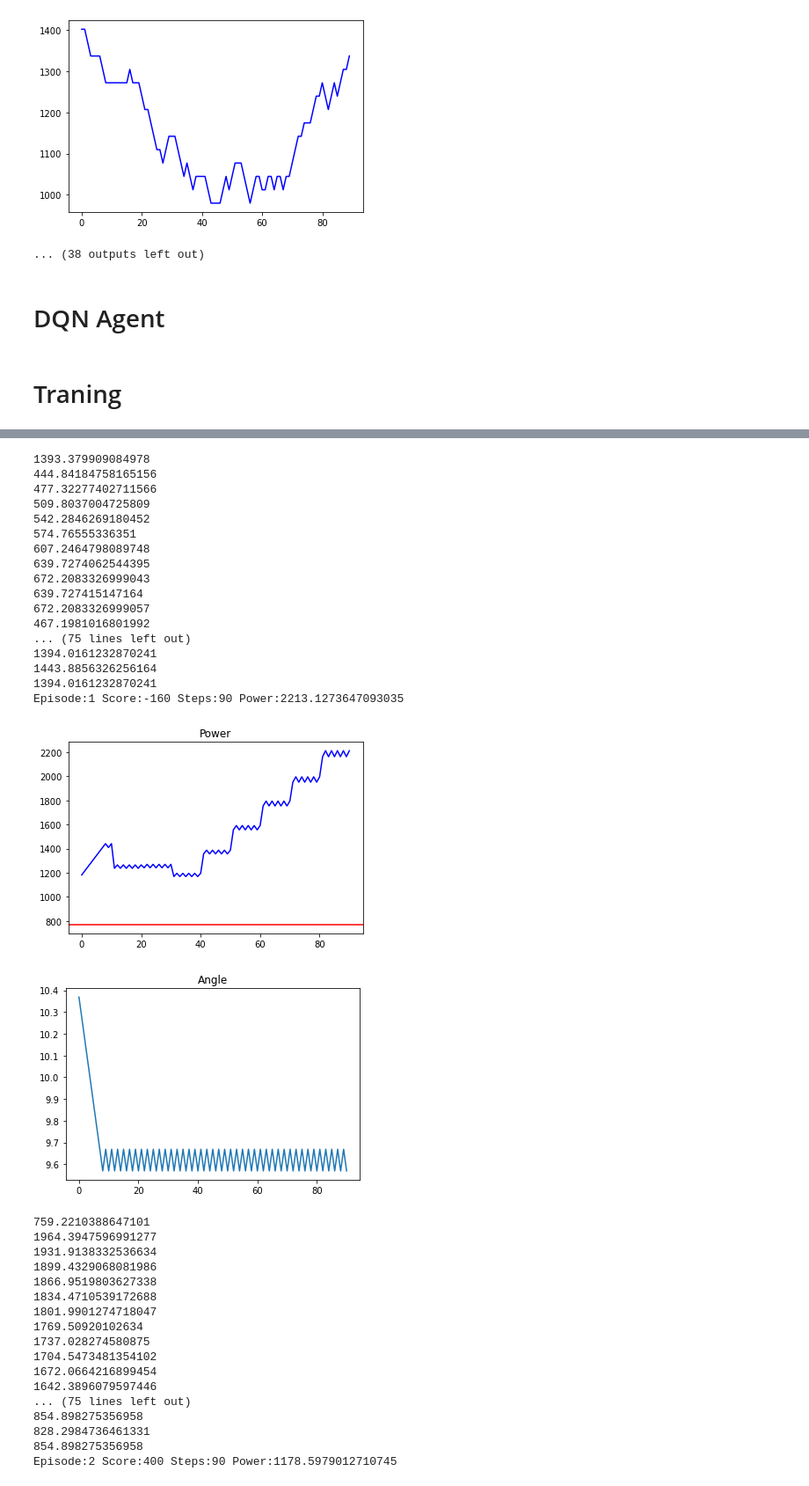
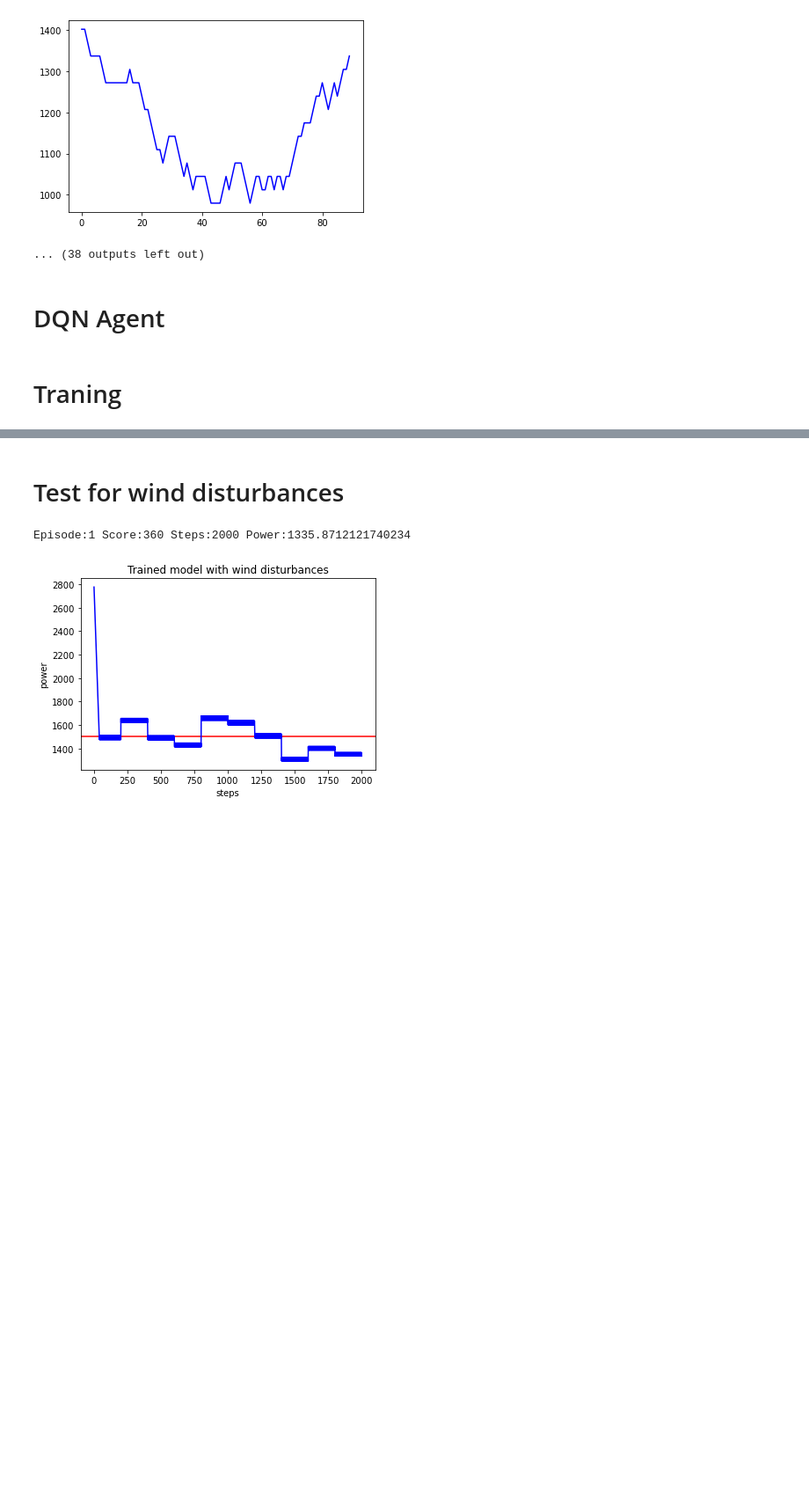
Before and after one commit to Di3go99/Control-de-un-molino-eolico-usando-Aprendizaje-por-refuerzo-profundo, a Jupyter notebook: prueba_molino.ipynb, the cells around one changed output, grey strips where cells are left out. Shown at 88% size. Drawn from its saved outputs; the diff is of its cells as text; code cells hidden in the pictures; blank space fills up the shorter version.

Commit message:
Pruebas realizadas, funcionamiento incorrecto del modelo (por solucionar)

```diff
--- a/prueba_molino.ipynb
+++ b/prueba_molino.ipynb
@@ -209,4 +195,4 @@ class WindmillEnv(Env):
 
         return self.angle
 # %%
-env = WindmillEnv(0)
+env = WindmillEnv(1500)
@@ -213,16 +201,16 @@ env = WindmillEnv(0)
 # %%
 episodes = 25
+powerArray = []
+anglesArray = []
 
 for episode in range(1, episodes+1):
     state = env.reset()
     done = False
     score = 0
-    powerArray = []
-    anglesArray = []
     refPower = env.powerRef
 
-    #powerArray.append(env.genPowerEuler)
-    #anglesArray.append(env.angle)
+    powerArray.append(env.genPowerEuler)
+    anglesArray.append(env.angle)
 
     while not done:
         action = env.action_space.sample()
@@ -234,7 +222,7 @@ for episode in range(1, episodes+1):
 
     print('Episode:{} Score:{} Angle:{}'.format(episode, score, n_state))
 
-    #plt.title("Power"), plt.axhline(y=refPower, color='r', linestyle='-')
+    plt.title("Power"), plt.axhline(y=refPower, color='r', linestyle='-')
     plt.plot(powerArray, 'b')
     plt.show()
 
@@ -262,8 +250,8 @@ actions = env.action_space.n
 # %%
 def build_model(states, actions):
     model = Sequential()
-    model.add(Dense(28, activation='relu', input_shape = states))
-    model.add(Dense(64, activation='relu'))
+    model.add(Dense(64, activation='relu', input_shape = states))
+    model.add(Dense(28, activation='relu'))
     model.add(Dense(actions, activation='linear'))
     return model
 # %%
@@ -278,5 +266,5 @@ def build_agent(model, actions):
 # %%
 dqn = build_agent(model, actions)
 dqn.compile(Adam(learning_rate=1e-3), metrics=['mae'])
-dqn.fit(env, nb_steps=60000, visualize=False, verbose=1)
+dqn.fit(env, nb_steps=10000, visualize=False, verbose=1)
 # %% [output]
@@ -319,75 +340,45 @@ Episode 10: reward: -260.000, steps: 90
+# %% [markdown]
+# Test for wind disturbances
 # %%
-episodes = 25
+episodes = 1
 
 for episode in range(1, episodes+1):
     obs = env.reset()
     done = False
     score = 0
     powerArray = []
     anglesArray = []
     refPower = env.powerRef
+    env.training_length = 2000
     initTrainingLenght = env.training_length
 
     powerArray.append(env.genPowerEuler)
     anglesArray.append(env.angle)
 
     while not done:
-        print(env.error)
         action = dqn.forward(obs)
         obs, reward, done, info = env.step(action)
         score += reward
 
-        if env.training_length % 10 == 0:
+        if env.training_length % 200 == 0:
             env.wind += random.uniform(-0.5,0.5)
 
         powerArray.append(env.genPowerEuler)
         anglesArray.append(env.angle)
 
-        if env.error <= 33.0:
-            break
+        #if env.error <= 16.0:
+        #    break
 
     print('Episode:{} Score:{} Steps:{} Power:{}'.format(episode, score, initTrainingLenght - env.training_length, env.genPowerEuler))
 
-    plt.title("Power"), plt.axhline(y=refPower, color='r', linestyle='-')
+    plt.title("Trained model with wind disturbances"), plt.axhline(y=refPower, color='r', linestyle='-')
+    plt.xlabel("steps")
+    plt.ylabel("power")
     plt.plot(powerArray, 'b')
     plt.show()
 
-    plt.title("Angle"), plt.plot(anglesArray)
-    plt.show()
+    #plt.title("Angle"), plt.plot(anglesArray)
+    #plt.show()
 # %% [output]
-1393.379909084978
-444.84184758165156
-477.32277402711566
-509.8037004725809
-542.2846269180452
-574.76555336351
-607.2464798089748
-639.7274062544395
-672.2083326999043
-639.727415147164
-672.2083326999057
-467.1981016801992
-... (75 lines left out)
-1394.0161232870241
-1443.8856326256164
-1394.0161232870241
-Episode:1 Score:-160 Steps:90 Power:2213.1273647093035
+Episode:1 Score:360 Steps:2000 Power:1335.8712121740234
-[figure, old version]
+[figure, new version]
-[figure, removed]
-759.2210388647101
-1964.3947596991277
-1931.9138332536634
-1899.4329068081986
-1866.9519803627338
-1834.4710539172688
-1801.9901274718047
-1769.50920102634
-1737.028274580875
-1704.5473481354102
-1672.0664216899454
-1642.3896079597446
-... (75 lines left out)
-854.898275356958
-828.2984736461331
-854.898275356958
-Episode:2 Score:400 Steps:90 Power:1178.5979012710745
```
Also changed, not shown: parts of 12 cells of this notebook.
